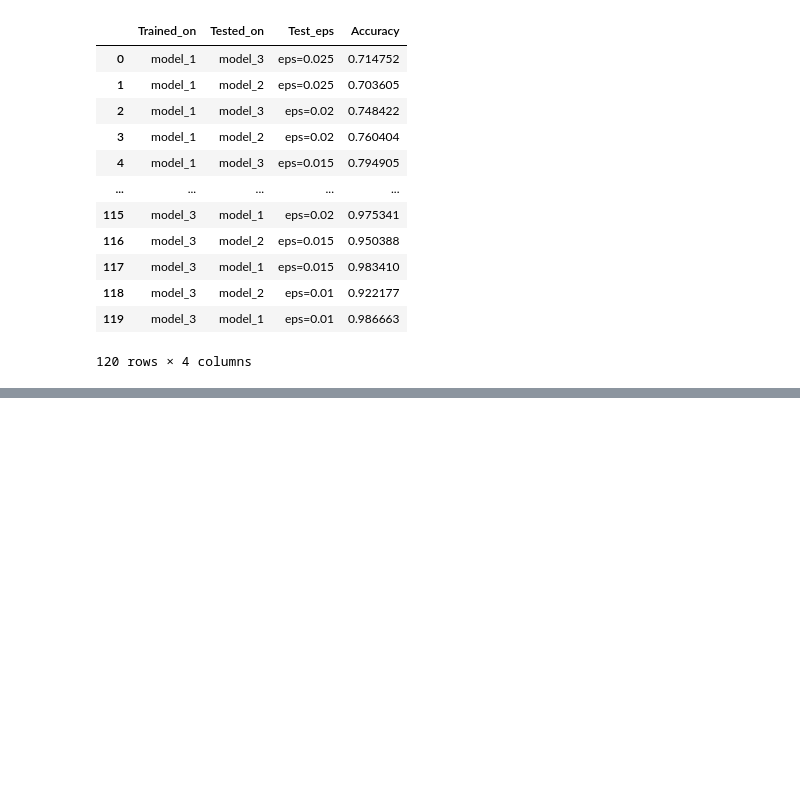
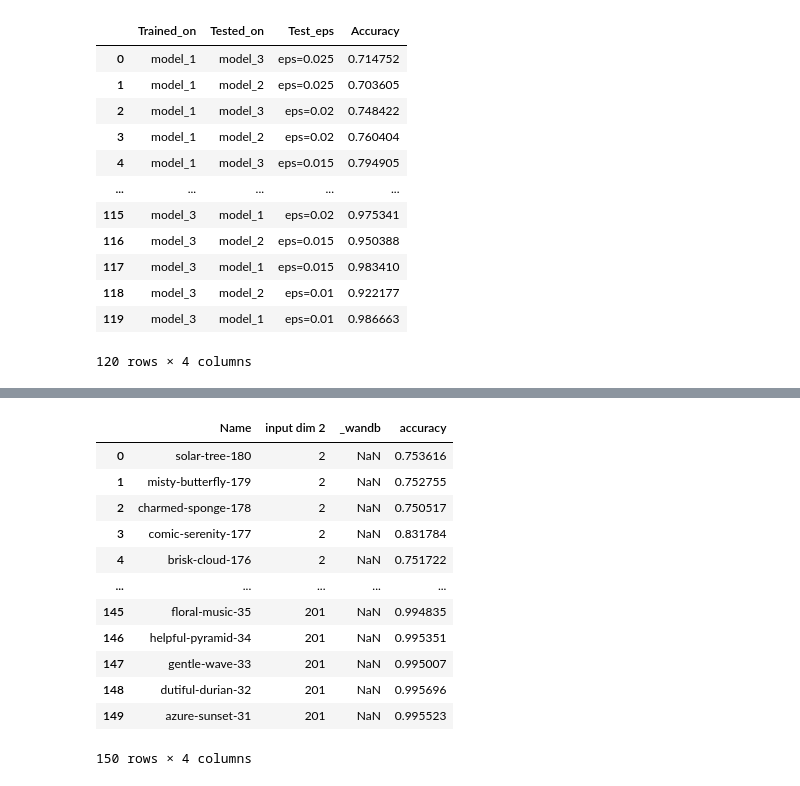
Before and after one commit to vrodriguezf/mlchaos, a Jupyter notebook: nbs/_draftsheet.ipynb, the cells around one changed output, grey strips where cells are left out. Saved outputs shown, nothing was run; the diff lists cells and outputs as text; code cells hidden in the pictures; blank space fills up the shorter version.

```diff
--- a/nbs/_draftsheet.ipynb
+++ b/nbs/_draftsheet.ipynb
@@ -111,0 +156,16 @@ df
+# %%
+df
+# %% [output]
+|  | Name | input dim 2 | _wandb | accuracy |
+| 0 | solar-tree-180 | 2 | NaN | 0.753616 |
+| 1 | misty-butterfly-179 | 2 | NaN | 0.752755 |
+| 2 | charmed-sponge-178 | 2 | NaN | 0.750517 |
+| 3 | comic-serenity-177 | 2 | NaN | 0.831784 |
+| 4 | brisk-cloud-176 | 2 | NaN | 0.751722 |
+| ... | ... | ... | ... | ... |
+| 145 | floral-music-35 | 201 | NaN | 0.994835 |
+| 146 | helpful-pyramid-34 | 201 | NaN | 0.995351 |
+| 147 | gentle-wave-33 | 201 | NaN | 0.995007 |
+| 148 | dutiful-durian-32 | 201 | NaN | 0.995696 |
+| 149 | azure-sunset-31 | 201 | NaN | 0.995523 |
+150 rows × 4 columns
```
Also changed, not shown: parts of 11 cells of this notebook, 5 other files.
